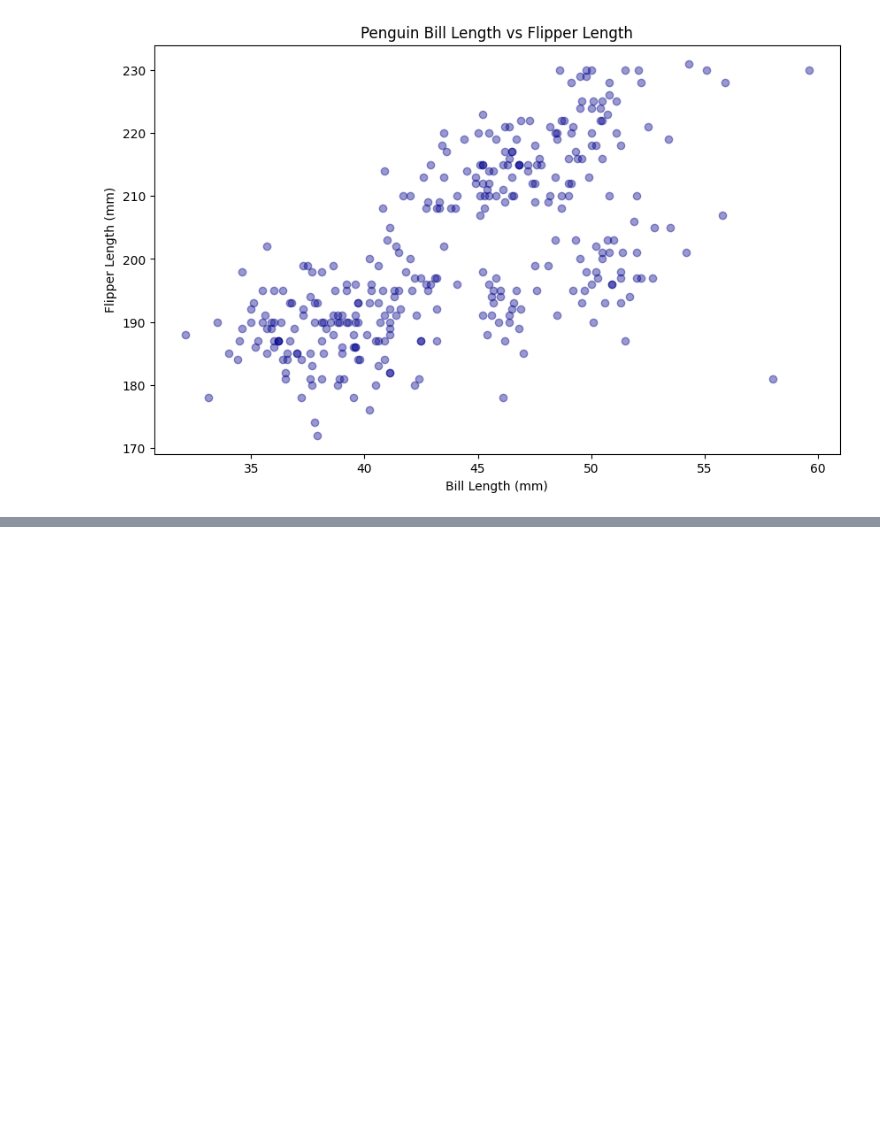
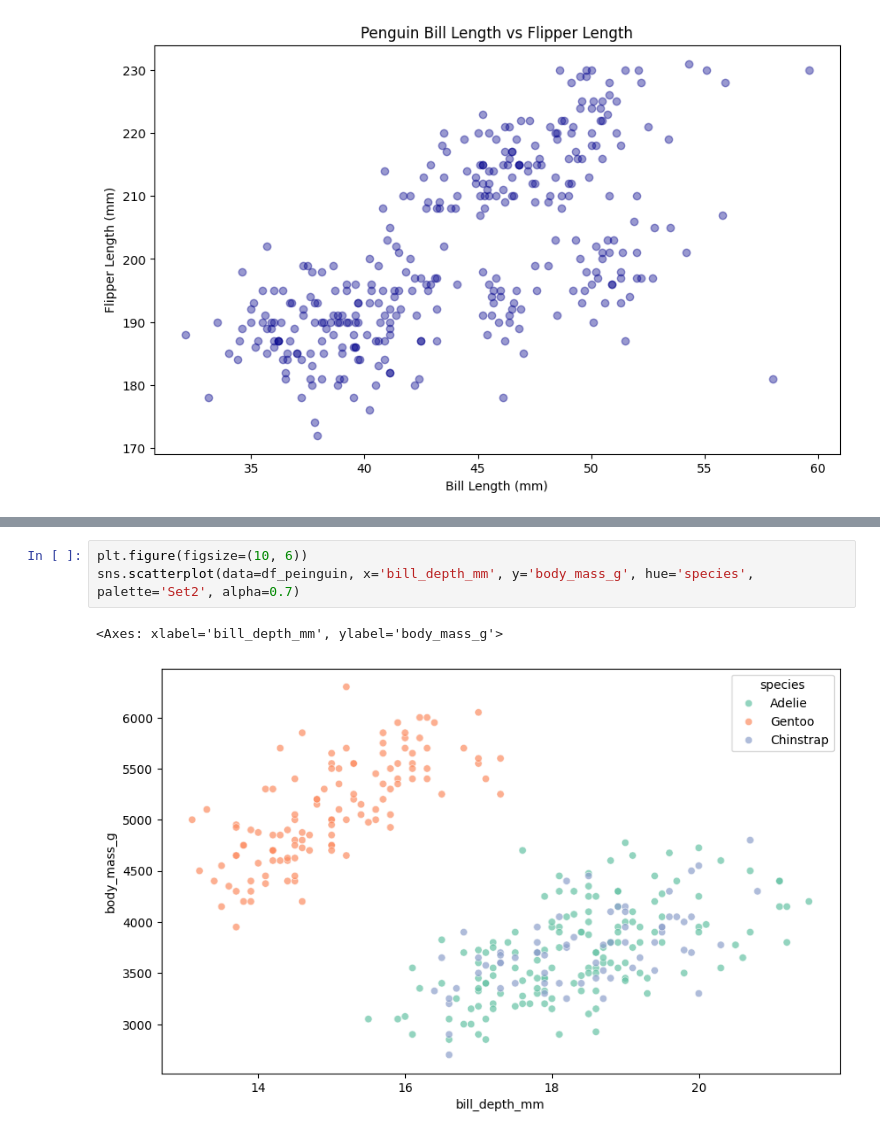
Before and after one commit to tungdtfgw/coledsk07, a Jupyter notebook: week8/demo_viz.ipynb, the cells around one changed output, grey strips where cells are left out. Drawn from its saved outputs; the diff is of its cells as text; blank space fills up the shorter version.

```diff
--- a/week8/demo_viz.ipynb
+++ b/week8/demo_viz.ipynb
@@ -186,0 +193,6 @@ plt.show()
+# %%
+plt.figure(figsize=(10, 6))
+sns.scatterplot(data=df_peinguin, x='bill_depth_mm', y='body_mass_g', hue='species', palette='Set2', alpha=0.7)
+# %% [output]
+<Axes: xlabel='bill_depth_mm', ylabel='body_mass_g'>
+[figure, added]
```
Also changed, not shown: parts of 15 cells of this notebook, 3 other files.
